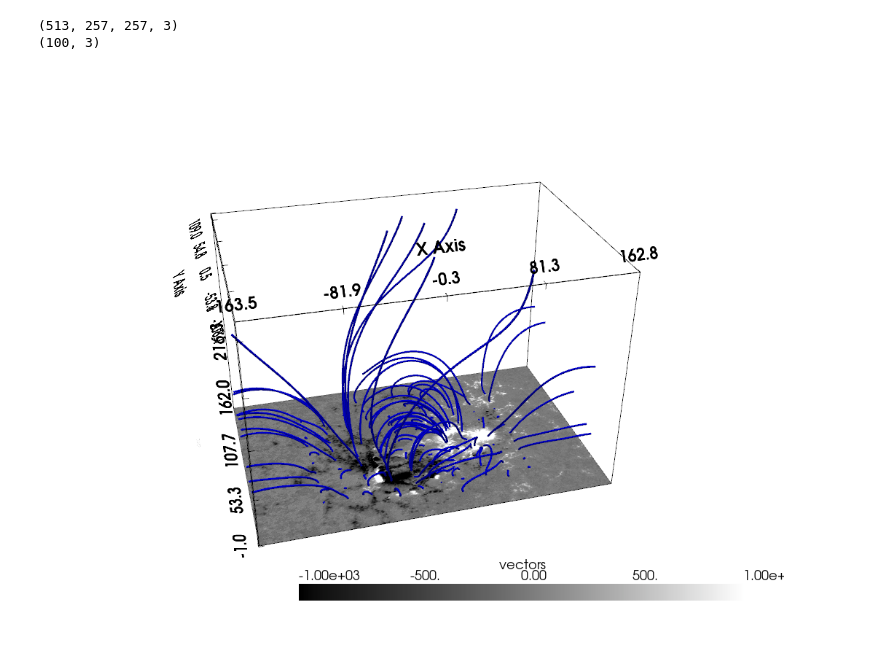
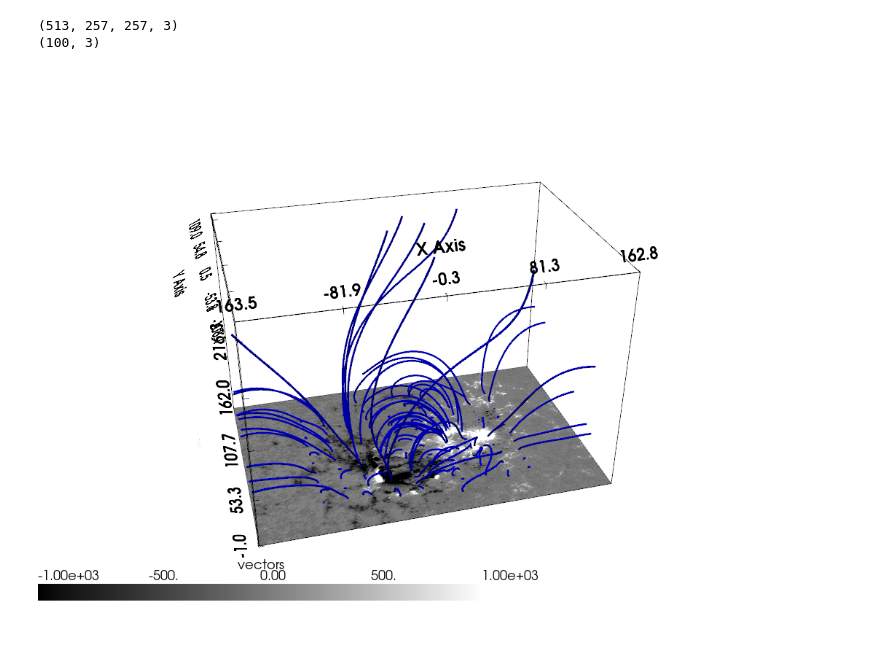
Before and after one commit to mgjeon/magnetic_field_line, a Jupyter notebook: example/example_CartesianPlotter_colab.ipynb, the cells around one changed output. Cells and saved outputs as stored; diff of their text form; code cells hidden in the pictures.

```diff
--- a/example/example_CartesianPlotter_colab.ipynb
+++ b/example/example_CartesianPlotter_colab.ipynb
@@ -102,16 +102,17 @@ print(seeds.shape)  # (100, 3)
 # %%
 from sunkit_pyvista import CartesianPlotter
 
 plotter = CartesianPlotter()
 plotter.define_vector_field(b, grid_coords=(x1, y1, z1))
 plotter.show_bounds()
 plotter.plot_outline(color='black')
-plotter.plot_boundary(show_scalar_bar=True, clim=(-1000, 1000))
+plotter.plot_boundary(show_scalar_bar=True, clim=(-1000, 1000),
+                      scalar_bar_args=dict(position_x=0))
 plotter.plot_field_lines(seeds, color='blue',
                          seeds_config=dict(show_seeds=False))
 plotter.camera.azimuth = 210
 plotter.camera.elevation = -5
 plotter.camera.zoom(0.9)
 plotter.show(jupyter_backend='static')
 # %% [output]
-[figure, old version]
+[figure, new version]
```
Also changed, not shown: parts of 2 cells of this notebook.
